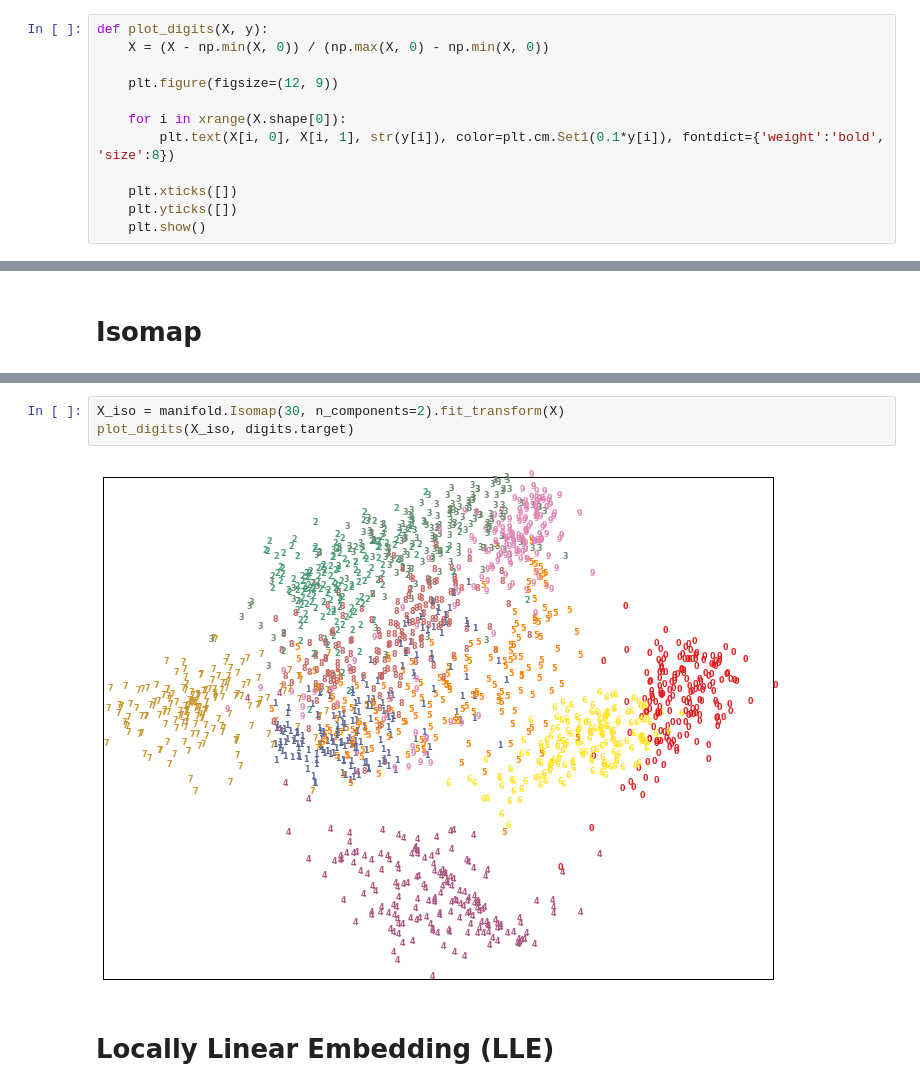
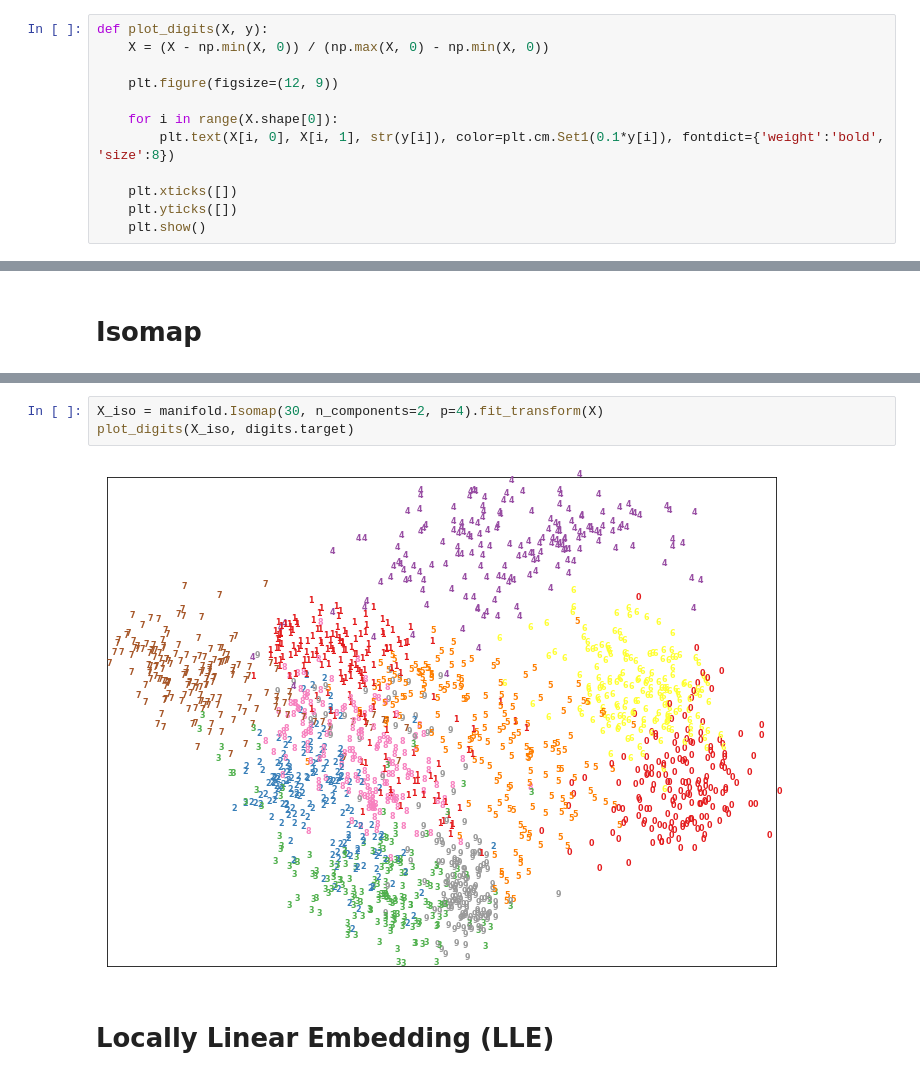
Before and after one commit to Asgavar/studia, a Jupyter notebook: semestr_5_zima_2019_20/explo/lista07/Zadanie06i07.ipynb, the cells around one changed output, grey strips where cells are left out. Cells and saved outputs as stored; diff of their text form.

```diff
--- a/semestr_5_zima_2019_20/explo/lista07/Zadanie06i07.ipynb
+++ b/semestr_5_zima_2019_20/explo/lista07/Zadanie06i07.ipynb
@@ -15,7 +15,7 @@ def plot_digits(X, y):
 
     plt.figure(figsize=(12, 9))
 
-    for i in xrange(X.shape[0]):
+    for i in range(X.shape[0]):
         plt.text(X[i, 0], X[i, 1], str(y[i]), color=plt.cm.Set1(0.1*y[i]), fontdict={'weight':'bold', 'size':8})
 
     plt.xticks([])
@@ -71,7 +102,7 @@ plot_digits(X_kpca, digits.target)
 # %%
-X_iso = manifold.Isomap(30, n_components=2).fit_transform(X)
+X_iso = manifold.Isomap(30, n_components=2, p=4).fit_transform(X)
 plot_digits(X_iso, digits.target)
 # %% [output]
-[figure, old version]
+[figure, new version]
 # %% [markdown]
 # Locally Linear Embedding (LLE)
```
Also changed, not shown: parts of 42 cells of this notebook, 1 other file.
